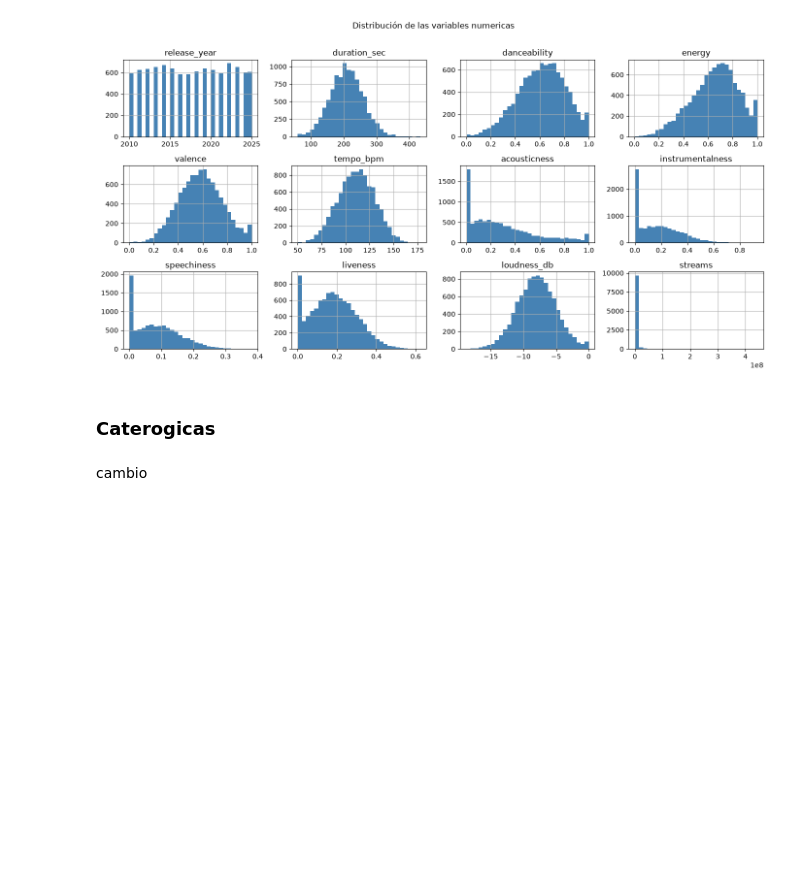
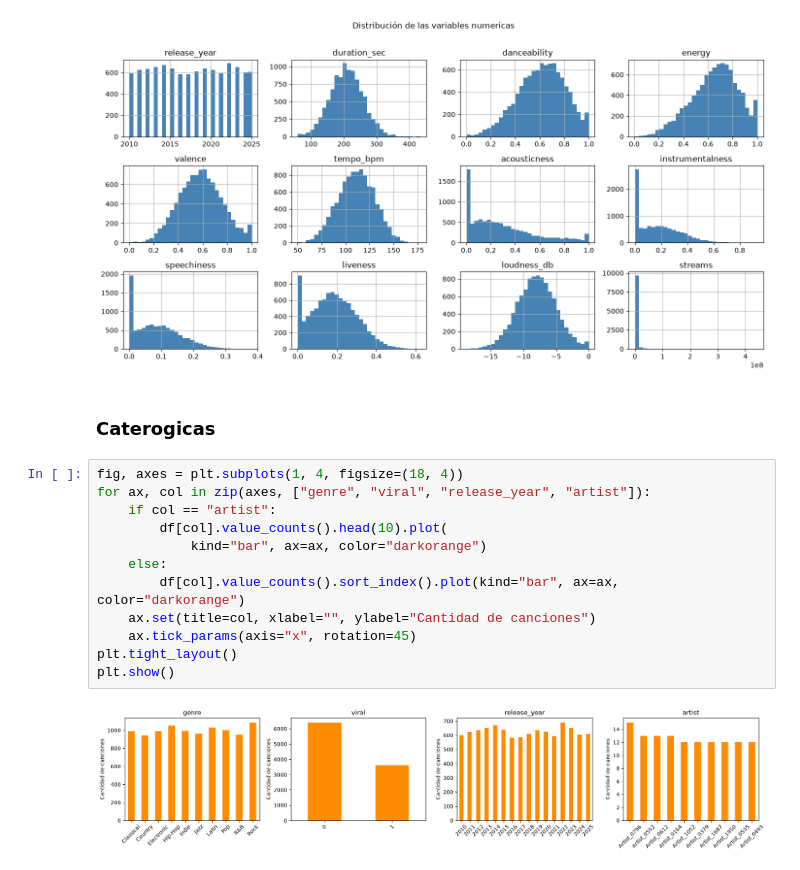
Before and after one commit to luisjoarmenta-png/proyecto_profundizacion, a Jupyter notebook: data/raw/Dataset.ipynb, the cells around one changed output. Cells and saved outputs as stored; diff of their text form; blank space fills up the shorter version.

```diff
--- a/data/raw/Dataset.ipynb
+++ b/data/raw/Dataset.ipynb
@@ -140,5 +140,17 @@ plt.show()
 [figure]
 # %% [markdown]
 ### Caterogicas
-# %% [markdown]
-cambio
+# %%
+fig, axes = plt.subplots(1, 4, figsize=(18, 4))
+for ax, col in zip(axes, ["genre", "viral", "release_year", "artist"]):
+    if col == "artist":
+        df[col].value_counts().head(10).plot(
+            kind="bar", ax=ax, color="darkorange")
+    else:
+        df[col].value_counts().sort_index().plot(kind="bar", ax=ax, color="darkorange")
+    ax.set(title=col, xlabel="", ylabel="Cantidad de canciones")
+    ax.tick_params(axis="x", rotation=45)
+plt.tight_layout()
+plt.show()
+# %% [output]
+[figure, added]
```
